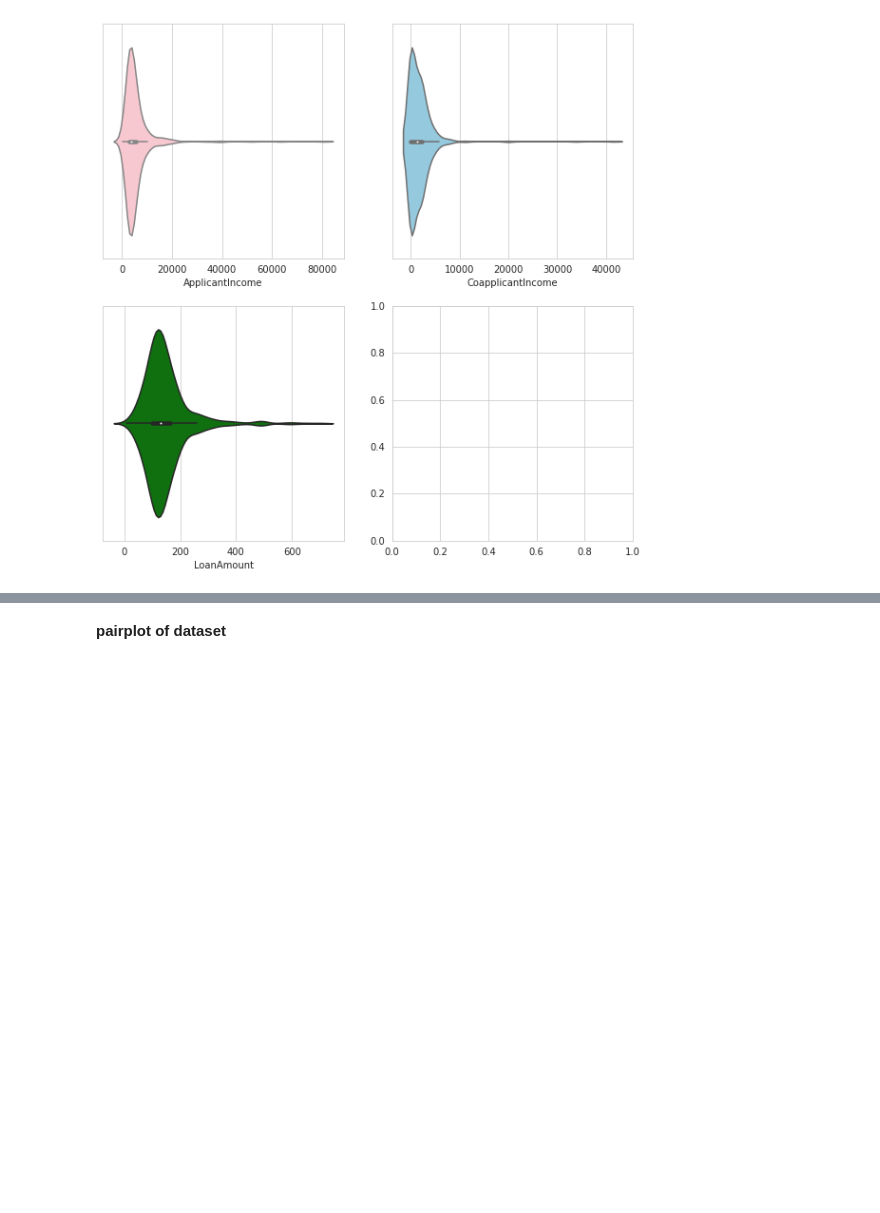
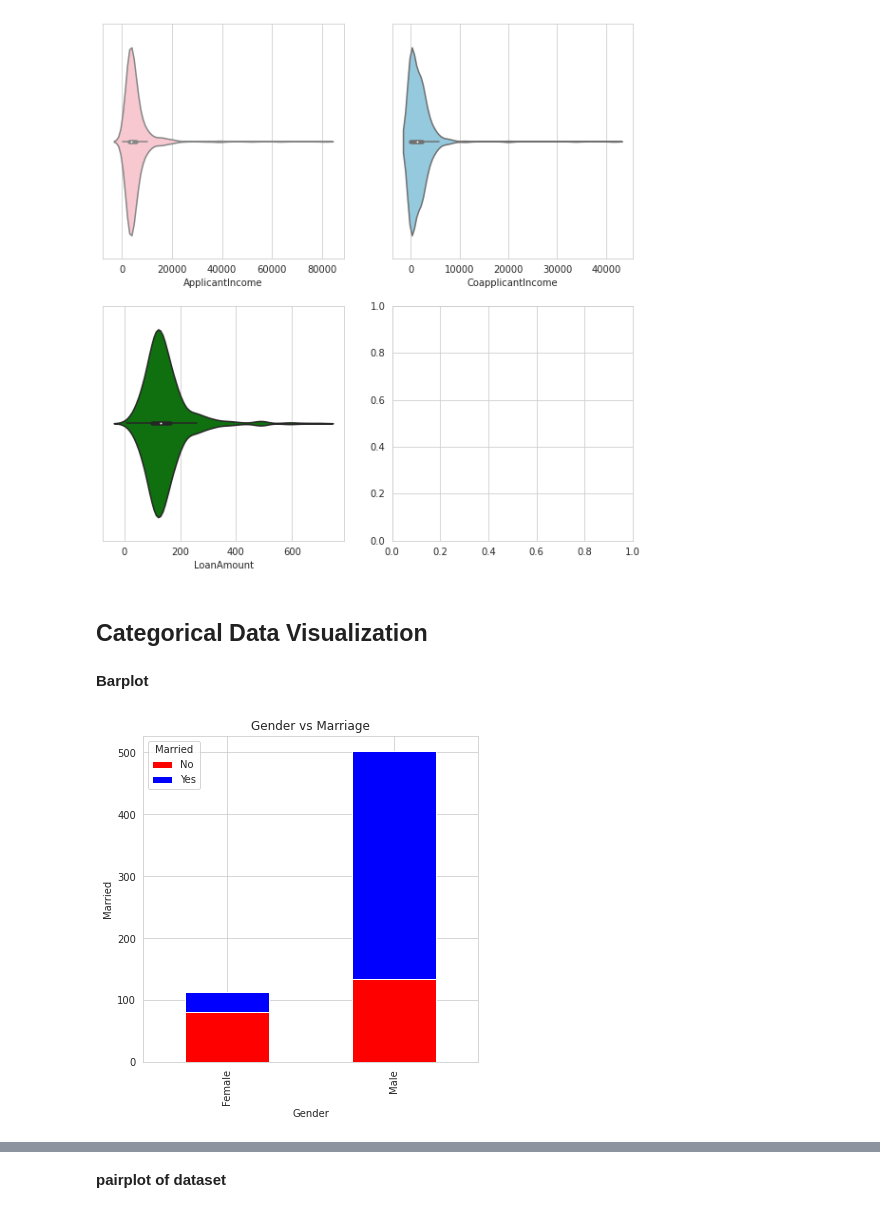
Before and after one commit to BibekRai44/Loan-Approval-Analysis, a Jupyter notebook: loan-approval-analysis.ipynb, the cells around one changed output, grey strips where cells are left out. Saved outputs shown, nothing was run; the diff lists cells and outputs as text; code cells hidden in the pictures; blank space fills up the shorter version.

Commit message:
Categorical data visualization

```diff
--- a/loan-approval-analysis.ipynb
+++ b/loan-approval-analysis.ipynb
@@ -329,3 +329,15 @@ sns.violinplot(data=df,x="LoanAmount",color='green',kde=True,ax=axs[1,0])
 # %% [output]
 <AxesSubplot:xlabel='LoanAmount'>
 [figure]
+# %% [markdown]
+## Categorical Data Visualization
+# %% [markdown]
+**Barplot**
+# %%
+pd.crosstab(df.Gender,df.Married).plot(kind='bar',stacked=True,figsize=(6,6),color=['red','blue'])
+plt.xlabel('Gender')
+plt.ylabel('Married')
+plt.title('Gender vs Marriage')
+plt.show()
+# %% [output]
+[figure, added]
```
Also changed, not shown: parts of 3 cells of this notebook.
